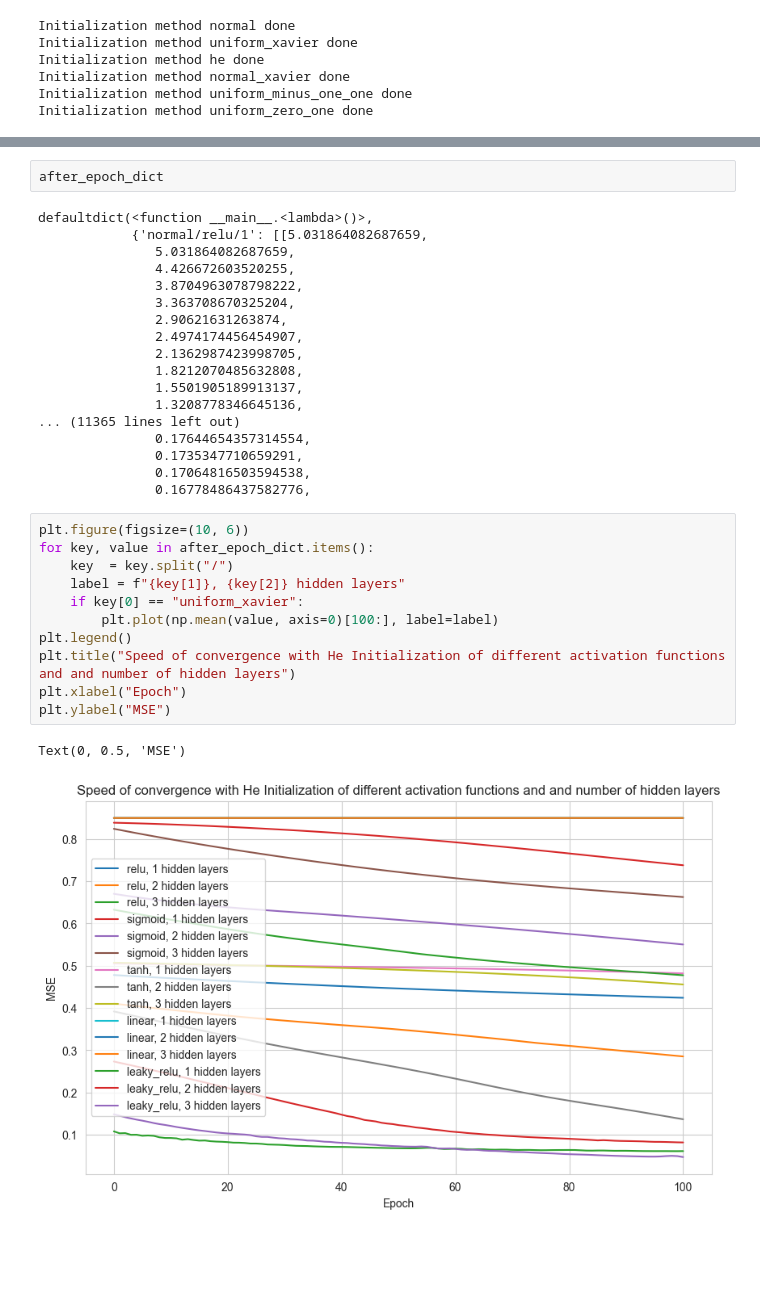
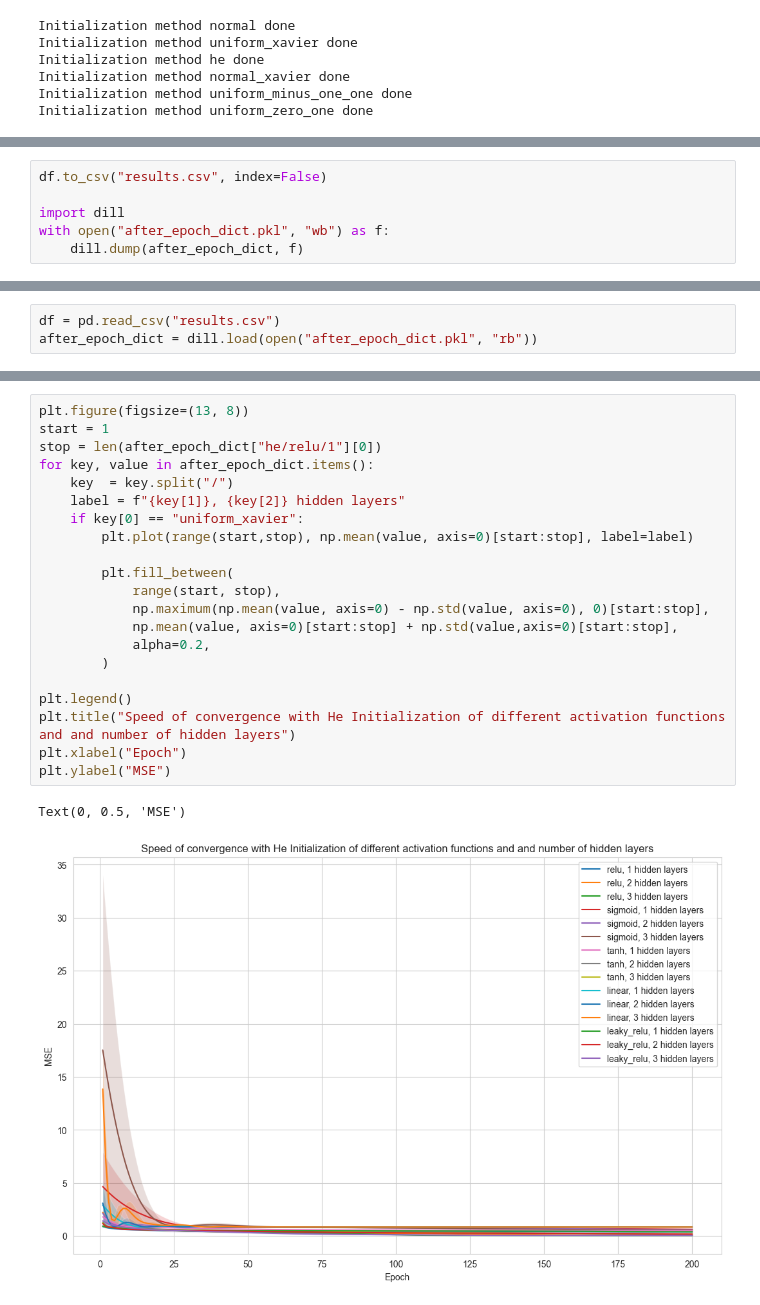
Before and after one commit to nizwant/methods_of_computational_intelligence, a Jupyter notebook: NeuralNetworks/NN5.ipynb, the cells around one changed output, grey strips where cells are left out. Drawn from its saved outputs; the diff is of its cells as text; blank space fills up the shorter version.

```diff
--- a/NeuralNetworks/NN5.ipynb
+++ b/NeuralNetworks/NN5.ipynb
@@ -212,0 +199,6 @@ df
+# %%
+df.to_csv("results.csv", index=False)
+
+import dill
+with open("after_epoch_dict.pkl", "wb") as f:
+    dill.dump(after_epoch_dict, f)
@@ -213,3 +209,6 @@ df
+# %%
+df = pd.read_csv("results.csv")
+after_epoch_dict = dill.load(open("after_epoch_dict.pkl", "rb"))
 # %%
 import seaborn as sns
 sns.set_style("whitegrid")
@@ -224,34 +223,24 @@ Text(0.5, 1.0, 'Cost of Neural Network with Different Activation Functions and H
-# %%
-after_epoch_dict
-# %% [output]
-defaultdict(<function __main__.<lambda>()>,
-            {'normal/relu/1': [[5.031864082687659,
-               5.031864082687659,
-               4.426672603520255,
-               3.8704963078798222,
-               3.363708670325204,
-               2.90621631263874,
-               2.4974174456454907,
-               2.1362987423998705,
-               1.8212070485632808,
-               1.5501905189913137,
-               1.3208778346645136,
-... (11365 lines left out)
-               0.17644654357314554,
-               0.1735347710659291,
-               0.17064816503594538,
-               0.16778486437582776,
 # %%
-plt.figure(figsize=(10, 6))
+plt.figure(figsize=(13, 8))
+start = 1
+stop = len(after_epoch_dict["he/relu/1"][0])
 for key, value in after_epoch_dict.items():
     key  = key.split("/")
     label = f"{key[1]}, {key[2]} hidden layers"
     if key[0] == "uniform_xavier":
-        plt.plot(np.mean(value, axis=0)[100:], label=label)
+        plt.plot(range(start,stop), np.mean(value, axis=0)[start:stop], label=label)
+
+        plt.fill_between(
+            range(start, stop),
+            np.maximum(np.mean(value, axis=0) - np.std(value, axis=0), 0)[start:stop],
+            np.mean(value, axis=0)[start:stop] + np.std(value,axis=0)[start:stop],
+            alpha=0.2,
+        )
+
 plt.legend()
 plt.title("Speed of convergence with He Initialization of different activation functions and and number of hidden layers")
 plt.xlabel("Epoch")
 plt.ylabel("MSE")
 # %% [output]
 Text(0, 0.5, 'MSE')
-[figure, old version]
+[figure, new version]
```
Also changed, not shown: parts of 4 cells of this notebook, 2 other files.
